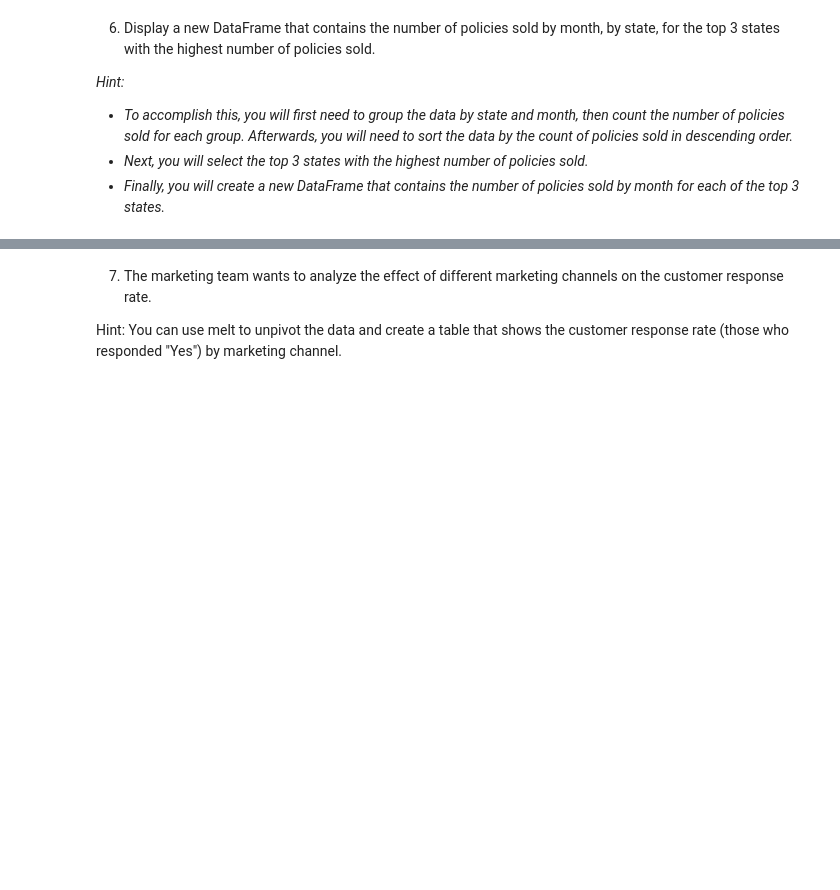
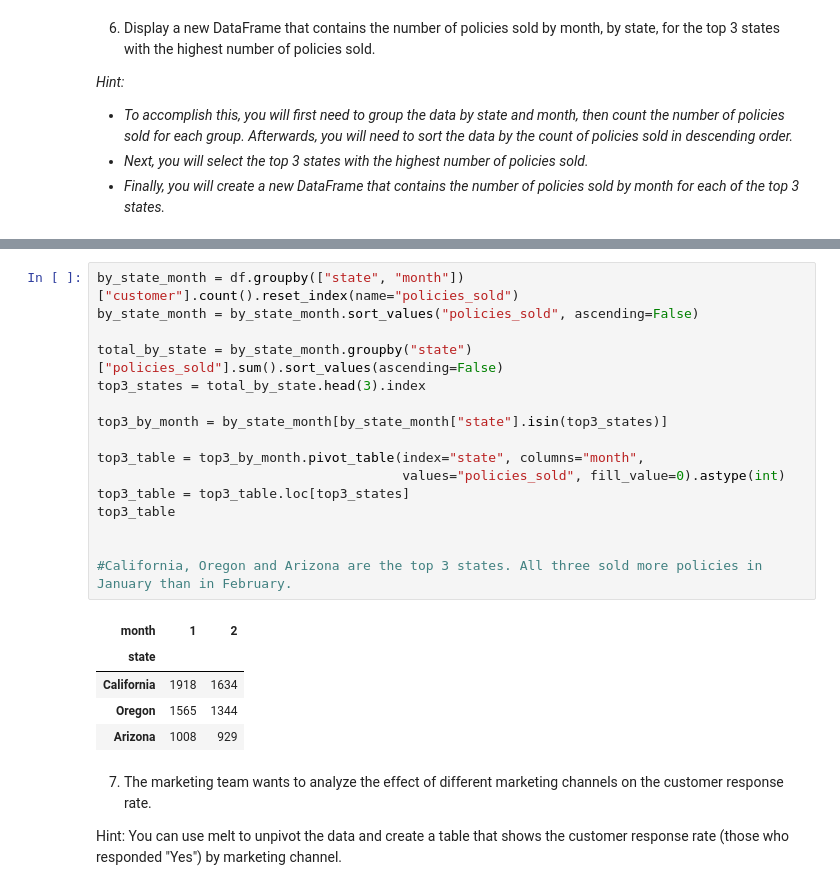
Before and after one commit to catarina-bm/lab-dw-data-aggregation-and-filtering, a Jupyter notebook: lab-dw-aggregating.ipynb, the cells around one changed output, grey strips where cells are left out. Drawn from its saved outputs; the diff is of its cells as text; blank space fills up the shorter version.

```diff
--- a/lab-dw-aggregating.ipynb
+++ b/lab-dw-aggregating.ipynb
@@ -202,6 +243,28 @@ Index(['California', 'Oregon', 'Arizona'], dtype='str', name='state')
 7      Oregon      2           1344
 0     Arizona      1           1008
 1     Arizona      2            929
+# %%
+by_state_month = df.groupby(["state", "month"])["customer"].count().reset_index(name="policies_sold")
+by_state_month = by_state_month.sort_values("policies_sold", ascending=False)
+
+total_by_state = by_state_month.groupby("state")["policies_sold"].sum().sort_values(ascending=False)
+top3_states = total_by_state.head(3).index
+
+top3_by_month = by_state_month[by_state_month["state"].isin(top3_states)]
+
+top3_table = top3_by_month.pivot_table(index="state", columns="month",
+                                       values="policies_sold", fill_value=0).astype(int)
+top3_table = top3_table.loc[top3_states]
+top3_table
+
+
+#California, Oregon and Arizona are the top 3 states. All three sold more policies in January than in February.
+# %% [output]
+| month | 1 | 2 |
+| state |  |  |
+| California | 1918 | 1634 |
+| Oregon | 1565 | 1344 |
+| Arizona | 1008 | 929 |
 # %% [markdown]
 7. The marketing team wants to analyze the effect of different marketing channels on the customer response rate.
 
```
Also changed, not shown: parts of 4 cells of this notebook.
